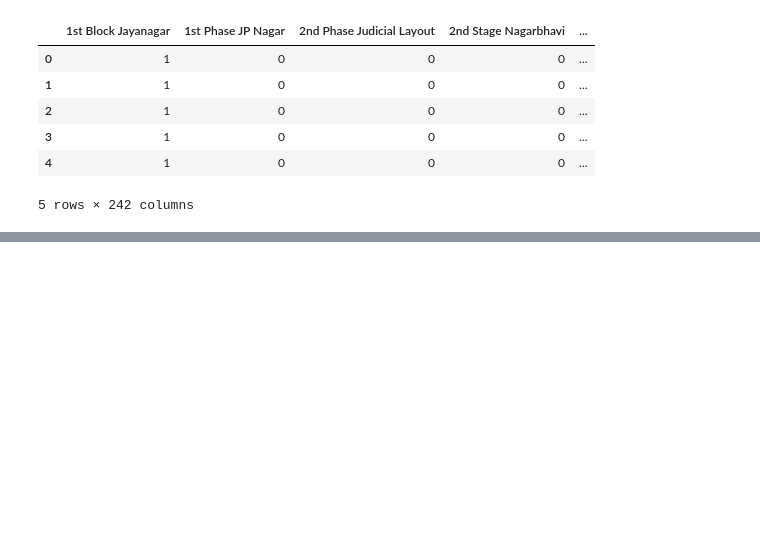
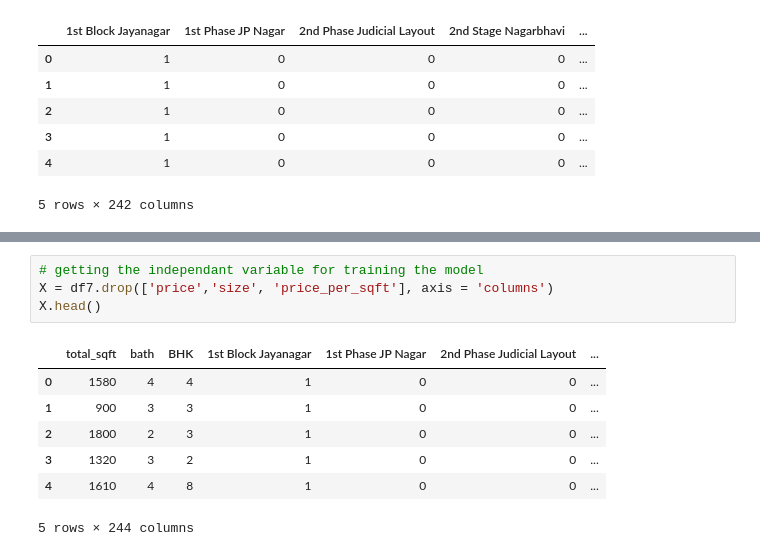
Before and after one commit to nessa01macias/Real-State-ML-Project, a Jupyter notebook: Real Estate Price Prediction - Machine Learning.ipynb, the cells around one changed output, grey strips where cells are left out. Saved outputs shown, nothing was run; the diff lists cells and outputs as text; blank space fills up the shorter version.

Commit message:
updated ml model

```diff
--- a/Real Estate Price Prediction - Machine Learning.ipynb
+++ b/Real Estate Price Prediction - Machine Learning.ipynb
@@ -587,0 +465,12 @@ model.score(X_test, y_test)
+# %%
+# getting the independant variable for training the model
+X = df7.drop(['price','size', 'price_per_sqft'], axis = 'columns')
+X.head()
+# %% [output]
+|  | total_sqft | bath | BHK | 1st Block Jayanagar | 1st Phase JP Nagar | 2nd Phase Judicial Layout | ... |
+| 0 | 1580 | 4 | 4 | 1 | 0 | 0 | ... |
+| 1 | 900 | 3 | 3 | 1 | 0 | 0 | ... |
+| 2 | 1800 | 2 | 3 | 1 | 0 | 0 | ... |
+| 3 | 1320 | 3 | 2 | 1 | 0 | 0 | ... |
+| 4 | 1610 | 4 | 8 | 1 | 0 | 0 | ... |
+5 rows × 244 columns
```
Also changed, not shown: parts of 50 cells of this notebook.
